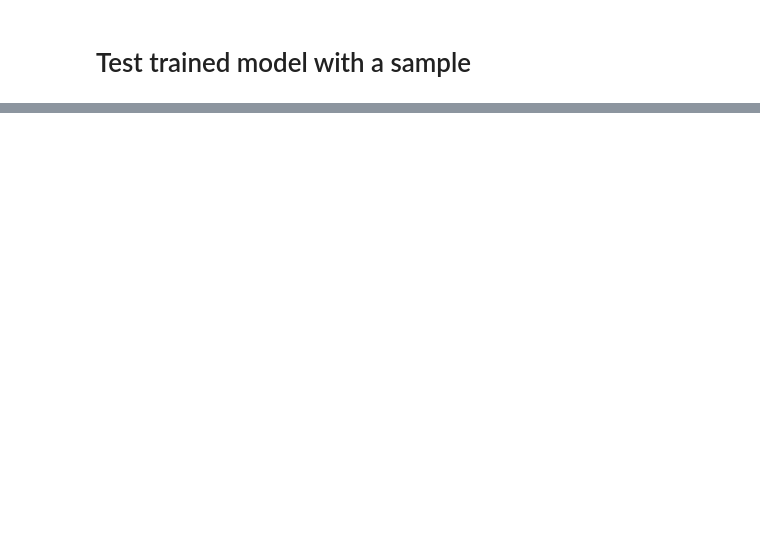
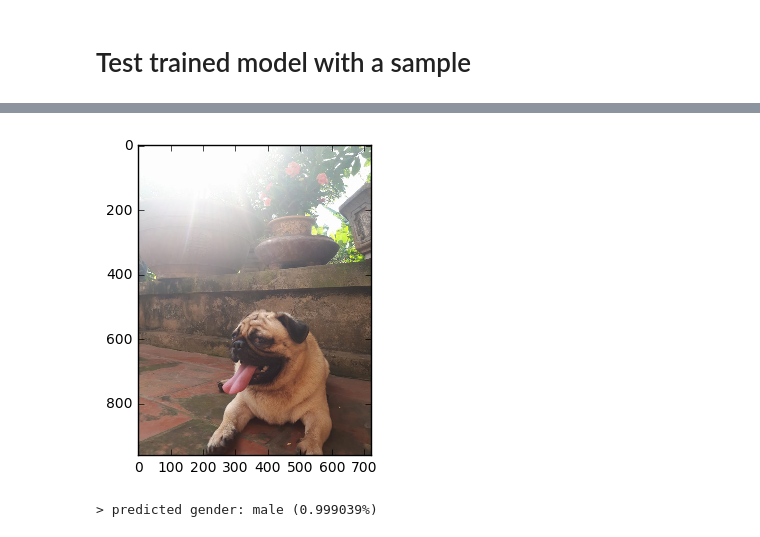
Before and after one commit to nhduong/human_gender_prediction, a Jupyter notebook: gender_prediction.ipynb, the cells around one changed output, grey strips where cells are left out. Cells and saved outputs as stored; diff of their text form; code cells hidden in the pictures; blank space fills up the shorter version.

```diff
--- a/gender_prediction.ipynb
+++ b/gender_prediction.ipynb
@@ -190,0 +257,21 @@ print('> predicted gender: %s (%f%%)'
+# %%
+import cv2
+
+img = cv2.imread('bun2.jpg')
+plt.imshow(cv2.cvtColor(img, cv2.COLOR_BGR2RGB))
+# plt.imshow(img, cmap='gray')
+plt.show()
+
+img = cv2.cvtColor(img, cv2.COLOR_RGB2GRAY)
+img = cv2.resize(img, (64, 64))
+
+img = cv2.transpose(img)
+img = img.reshape([1, img_dim, img_dim, 1])
+pred_cls = model.predict_classes(img, verbose=0)
+proba = model.predict(img, verbose=0)
+
+print('> predicted gender: %s (%f%%)'
+      % (get_label(pred_cls), np.max(proba)))
+# %% [output]
+[figure, added]
+> predicted gender: male (0.999039%)
```
Also changed, not shown: parts of 21 cells of this notebook.
